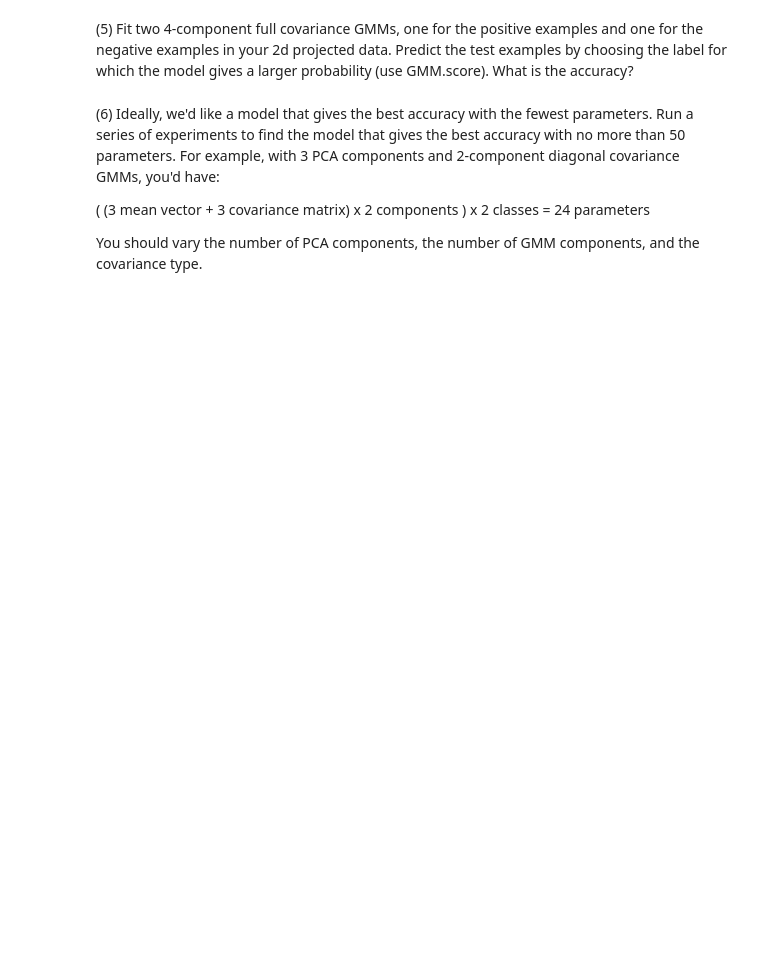
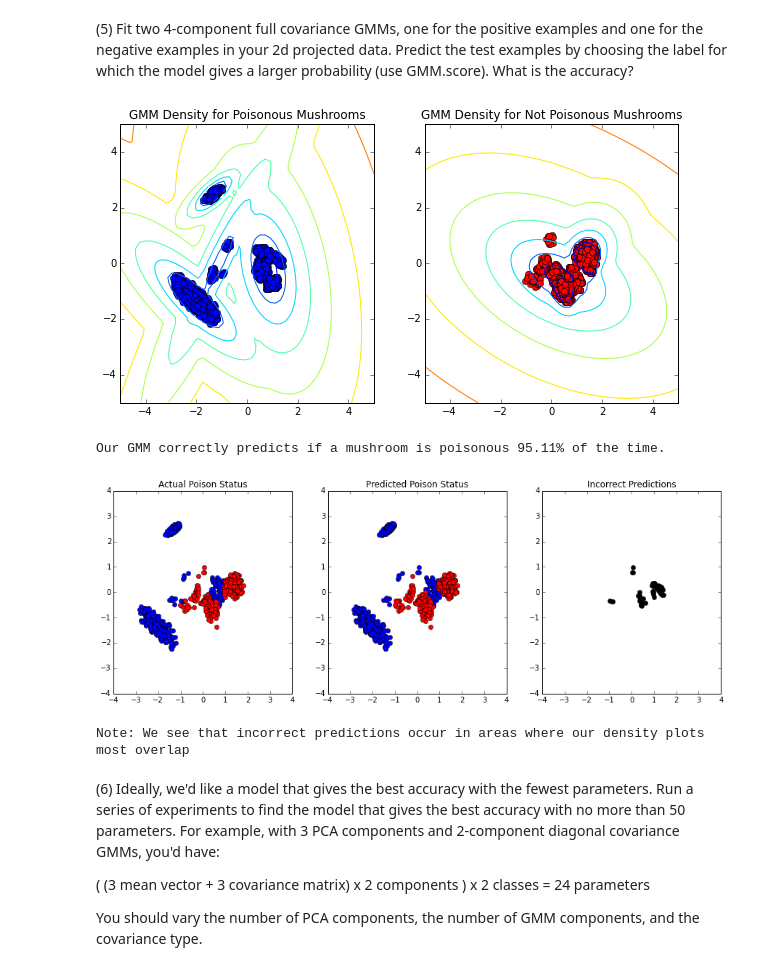
Before and after one commit to christopher-llop/MLearning-HW, a Jupyter notebook: christopher_llop_p3.ipynb, the cells around one changed output. Saved outputs shown, nothing was run; the diff lists cells and outputs as text; code cells hidden in the pictures; blank space fills up the shorter version.

Commit message:
finished P5, starting P6

```diff
--- a/christopher_llop_p3.ipynb
+++ b/christopher_llop_p3.ipynb
@@ -180,3 +188,81 @@ plt.plot(poison[:,0], poison[:,1], 'bo', zorder=-1)
+# %%
+#def P5():
+### STUDENT START ###
+
+# Use PCA to transform the test data. Note that we've already fit to the train data in P2, so we should
+# just transform the test data using the fit we found for the training data
+pca_test = pca.transform(test_data)
+
+# Fit GMM for positive examples
+pos_GMM = GMM(n_components=4, covariance_type='full')
+pos_GMM.fit(poison)
+
+# Fit GMM for negative examples
+neg_GMM = GMM(n_components=4, covariance_type='full')
+neg_GMM.fit(not_poison)
+
+# Let's viz both GMM just to sanity check
+def viz_GMM(example_GMM):
+    #See comments in P4
+    x = np.linspace(-5.0, 5.0)
+    y = np.linspace(-5.0, 5.0)
+    X, Y = np.meshgrid(x, y)
+    XX = np.array([X.ravel(), Y.ravel()]).T
+    Z = -example_GMM.score_samples(XX)[0]
+    Z = Z.reshape(X.shape)
+
+    CS = plt.contour(X, Y, Z, norm=LogNorm(vmin=1.0, vmax=1000.0), levels=np.logspace(0, 3, 10))
+
+#Positive Viz
+plt.figure(figsize=(10,5))
+plt.subplot(1, 2, 1)
+viz_GMM(pos_GMM)
+plt.plot(poison[:,0], poison[:,1], 'bo', zorder=-1)
+plt.title("GMM Density for Poisonous Mushrooms")
+
+#Negative Viz
+plt.subplot(1, 2, 2)
+plt.plot(not_poison[:,0], not_poison[:,1], 'ro', zorder=-1)
+viz_GMM(neg_GMM)
+plt.title("GMM Density for Not Poisonous Mushrooms")
+plt.show()
+
+# Score both positive and negative for each model
+test_pos_predict = pos_GMM.score(pca_test)
+test_neg_predict = neg_GMM.score(pca_test)
+
+# Predict based on the larger of the two (if tie, default to poisonous to give conservative advise re. eating the mushroom)
+predict_labels = (test_pos_predict >= test_neg_predict).astype(int)
+
+# Calculate Accuracy
+print 'Our GMM correctly predicts if a mushroom is poisonous {:.2%} of the time.'.format(np.mean(predict_labels == test_labels))
+
+# Visualize the training data and labels/predictions
+plt.figure(figsize=(15,5))
+plt.subplot(1, 3, 1)
+plt.plot(pca_test[test_labels==1,0], pca_test[test_labels==1,1], 'bo', pca_test[test_labels==0,0], pca_test[test_labels==0,1], 'ro')
+plt.xlim(-4,4); plt.ylim(-4,4)
+plt.title("Actual Poison Status")
+plt.subplot(1, 3, 2)
+plt.plot(pca_test[predict_labels==1,0], pca_test[predict_labels==1,1], 'bo', pca_test[predict_labels==0,0], pca_test[predict_labels==0,1], 'ro')
+plt.xlim(-4,4); plt.ylim(-4,4)
+plt.title("Predicted Poison Status")
+plt.subplot(1, 3, 3)
+plt.plot(pca_test[predict_labels!=test_labels,0], pca_test[predict_labels!=test_labels,1], 'ko')
+plt.xlim(-4,4); plt.ylim(-4,4)
+plt.title("Incorrect Predictions")
+plt.show()
+
+print "Note: We see that incorrect predictions occur in areas where our density plots most overlap"
+
+### STUDENT END ###
+
+#P5()
+# %% [output]
+[figure, added]
+Our GMM correctly predicts if a mushroom is poisonous 95.11% of the time.
+[figure, added]
+Note: We see that incorrect predictions occur in areas where our density plots most overlap
 # %% [markdown]
 (6) Ideally, we'd like a model that gives the best accuracy with the fewest parameters. Run a series of experiments to find the model that gives the best accuracy with no more than 50 parameters. For example, with 3 PCA components and 2-component diagonal covariance GMMs, you'd have:
 
```
Also changed, not shown: parts of 2 cells of this notebook.
